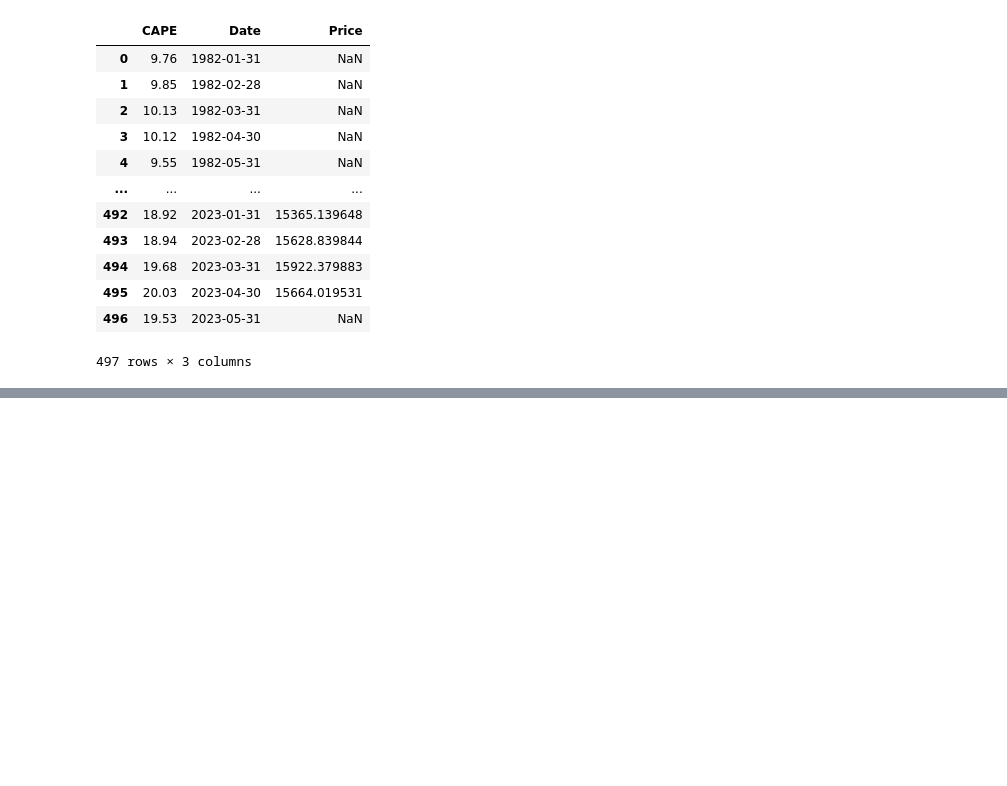
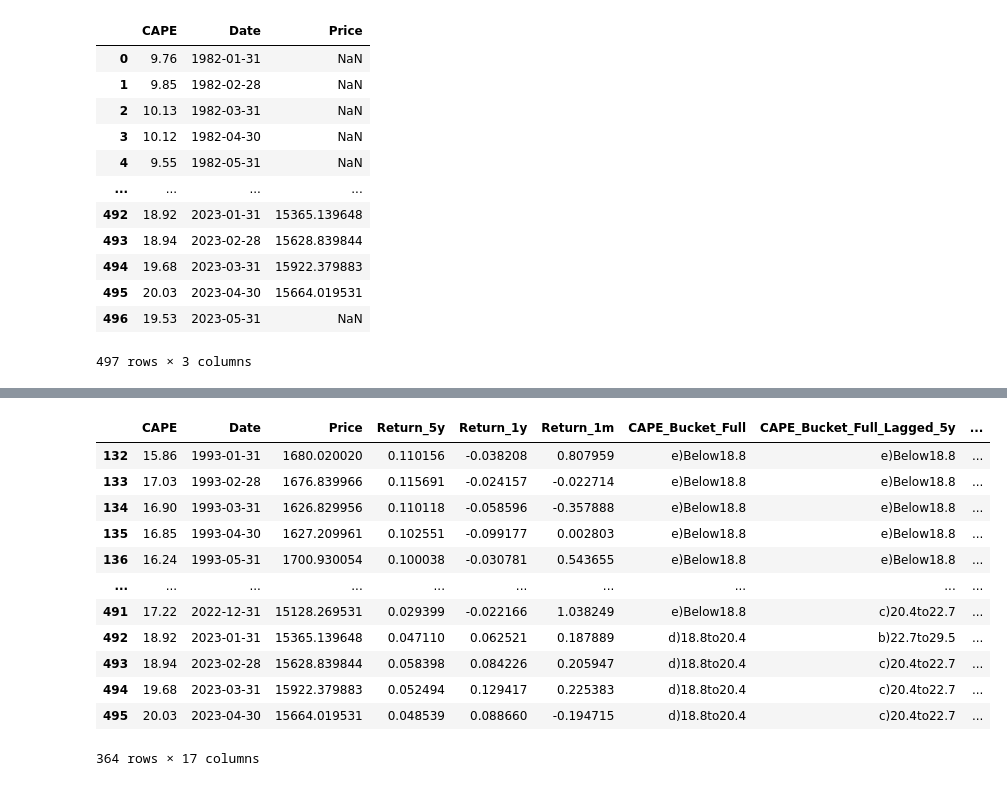
Before and after one commit to afoster28/efi-hw-mktTimingStrat, a Jupyter notebook: EFI_HW_Project_Foster.ipynb, the cells around one changed output, grey strips where cells are left out. Saved outputs shown, nothing was run; the diff lists cells and outputs as text; code cells hidden in the pictures; blank space fills up the shorter version.

```diff
--- a/EFI_HW_Project_Foster.ipynb
+++ b/EFI_HW_Project_Foster.ipynb
@@ -319,0 +418,18 @@ data_germany.to_csv('data_germany.csv')
+# %%
+data_bounded_ger['EP'] = 1 / data_bounded_ger['CAPE']
+# %%
+data_bounded_ger
+# %% [output]
+|  | CAPE | Date | Price | Return_5y | Return_1y | Return_1m | CAPE_Bucket_Full | CAPE_Bucket_Full_Lagged_5y | ... |
+| 132 | 15.86 | 1993-01-31 | 1680.020020 | 0.110156 | -0.038208 | 0.807959 | e)Below18.8 | e)Below18.8 | ... |
+| 133 | 17.03 | 1993-02-28 | 1676.839966 | 0.115691 | -0.024157 | -0.022714 | e)Below18.8 | e)Below18.8 | ... |
+| 134 | 16.90 | 1993-03-31 | 1626.829956 | 0.110118 | -0.058596 | -0.357888 | e)Below18.8 | e)Below18.8 | ... |
+| 135 | 16.85 | 1993-04-30 | 1627.209961 | 0.102551 | -0.099177 | 0.002803 | e)Below18.8 | e)Below18.8 | ... |
+| 136 | 16.24 | 1993-05-31 | 1700.930054 | 0.100038 | -0.030781 | 0.543655 | e)Below18.8 | e)Below18.8 | ... |
+| ... | ... | ... | ... | ... | ... | ... | ... | ... | ... |
+| 491 | 17.22 | 2022-12-31 | 15128.269531 | 0.029399 | -0.022166 | 1.038249 | e)Below18.8 | c)20.4to22.7 | ... |
+| 492 | 18.92 | 2023-01-31 | 15365.139648 | 0.047110 | 0.062521 | 0.187889 | d)18.8to20.4 | b)22.7to29.5 | ... |
+| 493 | 18.94 | 2023-02-28 | 15628.839844 | 0.058398 | 0.084226 | 0.205947 | d)18.8to20.4 | c)20.4to22.7 | ... |
+| 494 | 19.68 | 2023-03-31 | 15922.379883 | 0.052494 | 0.129417 | 0.225383 | d)18.8to20.4 | c)20.4to22.7 | ... |
+| 495 | 20.03 | 2023-04-30 | 15664.019531 | 0.048539 | 0.088660 | -0.194715 | d)18.8to20.4 | c)20.4to22.7 | ... |
+364 rows × 17 columns
```
Also changed, not shown: parts of 29 cells of this notebook, 1 other file.
